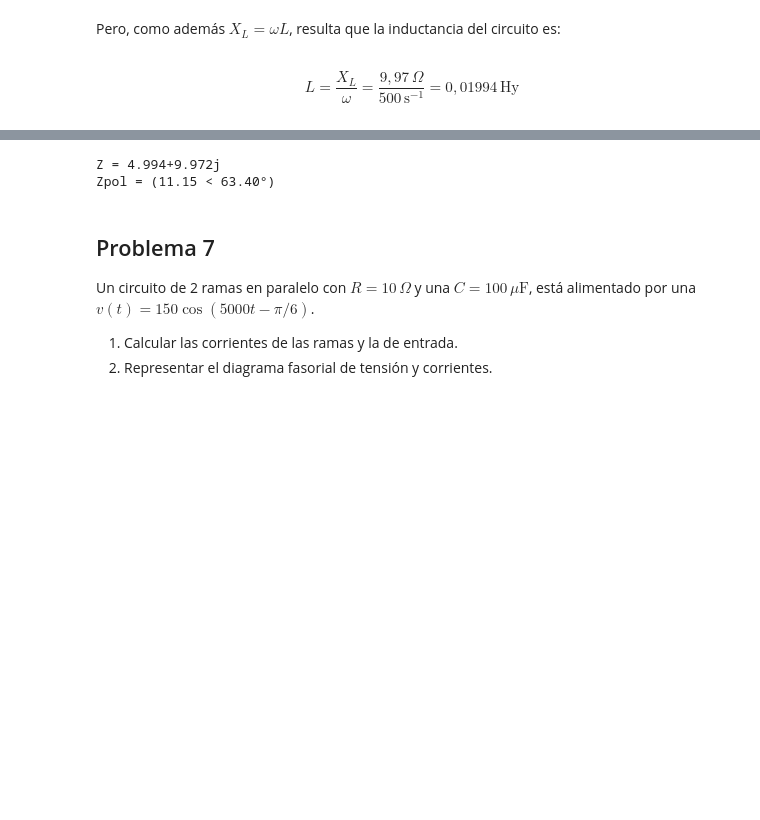
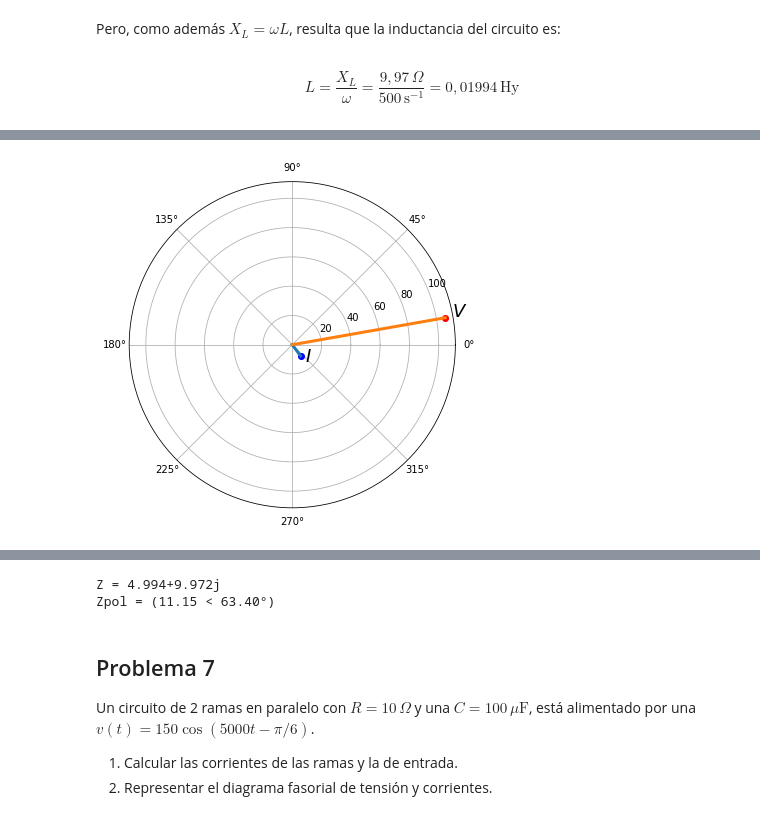
Before and after one commit to daniel-lorenzo/Electrotecnia, a Jupyter notebook: Ejercitacion/TP2.ipynb, the cells around one changed output, grey strips where cells are left out. Drawn from its saved outputs; the diff is of its cells as text; code cells hidden in the pictures; blank space fills up the shorter version.

```diff
--- a/Ejercitacion/TP2.ipynb
+++ b/Ejercitacion/TP2.ipynb
@@ -706,15 +694,15 @@ IPython.OutputArea.prototype._should_scroll = function(lines) {
 # %%
-%matplotlib notebook
-
+%matplotlib inline
+plt.figure(figsize=(6,6))
 phi_i = math.radians(-53.4)
 phi_v = math.radians(10)
 r_i = 13.45/math.sqrt(2)
 r_v = 150/math.sqrt(2)
 
 plt.polar(phi_i , r_i, 'bo')
-plt.text(phi_i , r_i + 5, r'$I$')
+plt.text(phi_i , r_i + 5, r'$I$', fontsize=18)
 plt.polar(phi_v, r_v, 'ro')
-plt.text(phi_v , r_v + 5, r'$V$')
+plt.text(phi_v , r_v + 5, r'$V$', fontsize=18)
 
 plt.polar([0,phi_i],[0,r_i],linewidth=3)
 plt.polar([0,phi_v],[0,r_v],linewidth=3)
@@ -726,3 +712,4 @@ plt.show()
+[figure, added]
 # %%
 I = cmath.rect( 13.45 / math.sqrt(2) , math.radians(-53.4) )
 V = cmath.rect( 150 / math.sqrt(2) , math.radians(10) )
```
Also changed, not shown: parts of 13 cells of this notebook, 3 other files.
